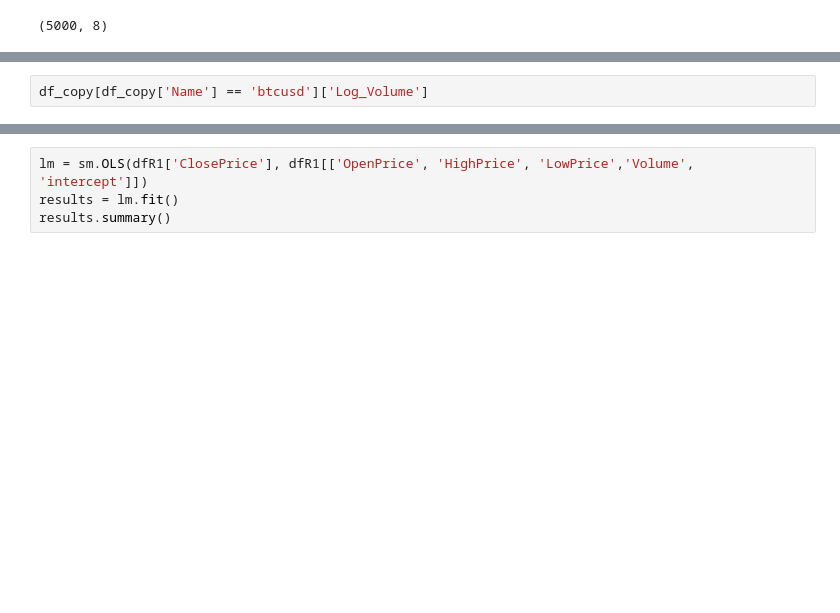
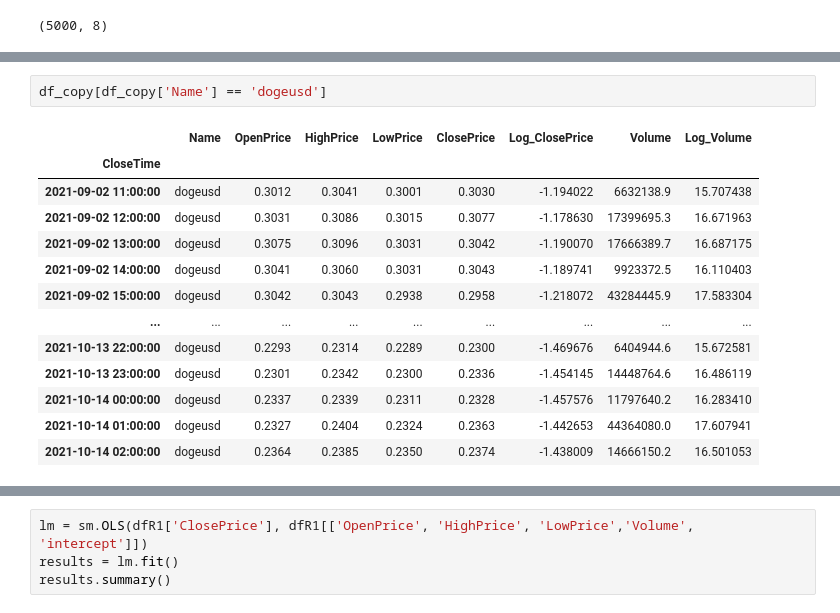
Before and after one commit to dj9678/ds_crypto_analysis, a Jupyter notebook: crypto_analytics.ipynb, the cells around one changed output, grey strips where cells are left out. Drawn from its saved outputs; the diff is of its cells as text; blank space fills up the shorter version.

```diff
--- a/crypto_analytics.ipynb
+++ b/crypto_analytics.ipynb
@@ -274,3 +276,16 @@ df_copy.shape
 # %%
-df_copy[df_copy['Name'] == 'btcusd']['Log_Volume']
+df_copy[df_copy['Name'] == 'dogeusd']
 # %% [output]
+|  | Name | OpenPrice | HighPrice | LowPrice | ClosePrice | Log_ClosePrice | Volume | Log_Volume |
+| CloseTime |  |  |  |  |  |  |  |  |
+| 2021-09-02 11:00:00 | dogeusd | 0.3012 | 0.3041 | 0.3001 | 0.3030 | -1.194022 | 6632138.9 | 15.707438 |
+| 2021-09-02 12:00:00 | dogeusd | 0.3031 | 0.3086 | 0.3015 | 0.3077 | -1.178630 | 17399695.3 | 16.671963 |
+| 2021-09-02 13:00:00 | dogeusd | 0.3075 | 0.3096 | 0.3031 | 0.3042 | -1.190070 | 17666389.7 | 16.687175 |
+| 2021-09-02 14:00:00 | dogeusd | 0.3041 | 0.3060 | 0.3031 | 0.3043 | -1.189741 | 9923372.5 | 16.110403 |
+| 2021-09-02 15:00:00 | dogeusd | 0.3042 | 0.3043 | 0.2938 | 0.2958 | -1.218072 | 43284445.9 | 17.583304 |
+| ... | ... | ... | ... | ... | ... | ... | ... | ... |
+| 2021-10-13 22:00:00 | dogeusd | 0.2293 | 0.2314 | 0.2289 | 0.2300 | -1.469676 | 6404944.6 | 15.672581 |
+| 2021-10-13 23:00:00 | dogeusd | 0.2301 | 0.2342 | 0.2300 | 0.2336 | -1.454145 | 14448764.6 | 16.486119 |
+| 2021-10-14 00:00:00 | dogeusd | 0.2337 | 0.2339 | 0.2311 | 0.2328 | -1.457576 | 11797640.2 | 16.283410 |
+| 2021-10-14 01:00:00 | dogeusd | 0.2327 | 0.2404 | 0.2324 | 0.2363 | -1.442653 | 44364080.0 | 17.607941 |
+| 2021-10-14 02:00:00 | dogeusd | 0.2364 | 0.2385 | 0.2350 | 0.2374 | -1.438009 | 14666150.2 | 16.501053 |
```
Also changed, not shown: parts of 13 cells of this notebook.
